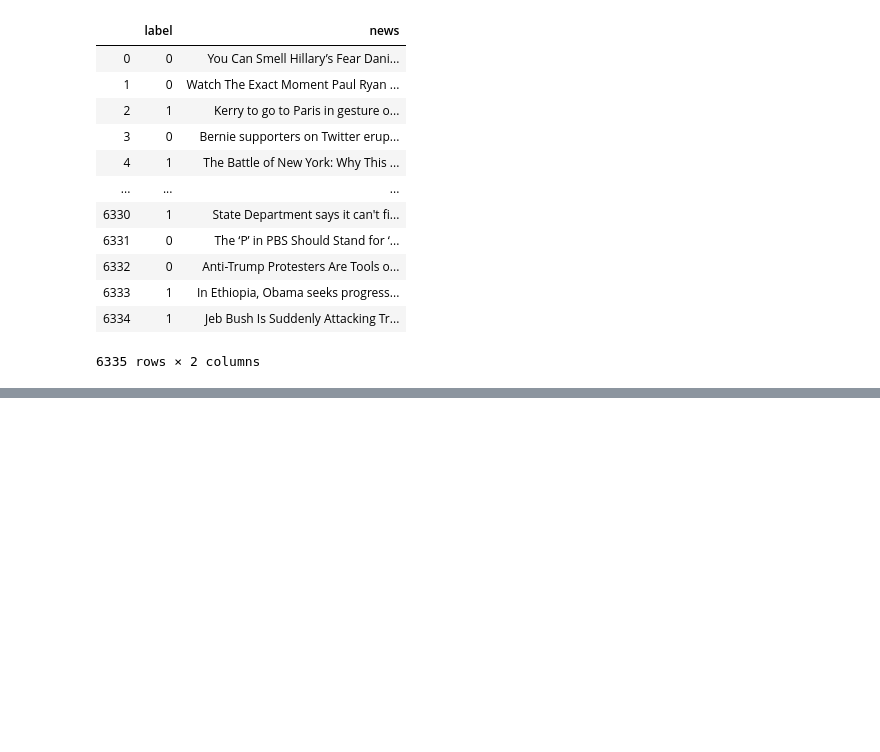
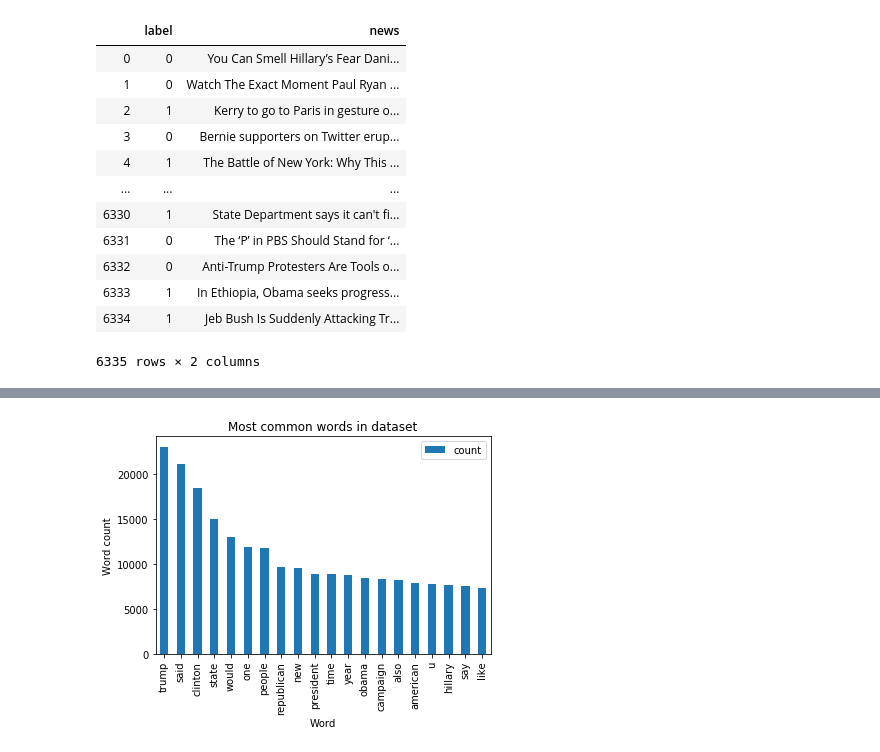
Before and after one commit to EMAT31530/ai-group-project-maths-team, a Jupyter notebook: Analysis of our chosen dataset.ipynb, the cells around one changed output, grey strips where cells are left out. Cells and saved outputs as stored; diff of their text form; code cells hidden in the pictures; blank space fills up the shorter version.

```diff
--- a/Analysis of our chosen dataset.ipynb
+++ b/Analysis of our chosen dataset.ipynb
@@ -157,0 +163,10 @@ Next we are going to remove punctuation
+# %%
+# We can plot this on a bar graph.
+import matplotlib.pyplot as plt
+bar_graph = word_count_df.head(20).plot.bar(x='word')
+plt.title('Most common words in dataset')
+plt.ylabel('Word count')
+plt.xlabel('Word')
+plt.show()
+# %% [output]
+[figure, added]
```
Also changed, not shown: parts of 30 cells of this notebook.
